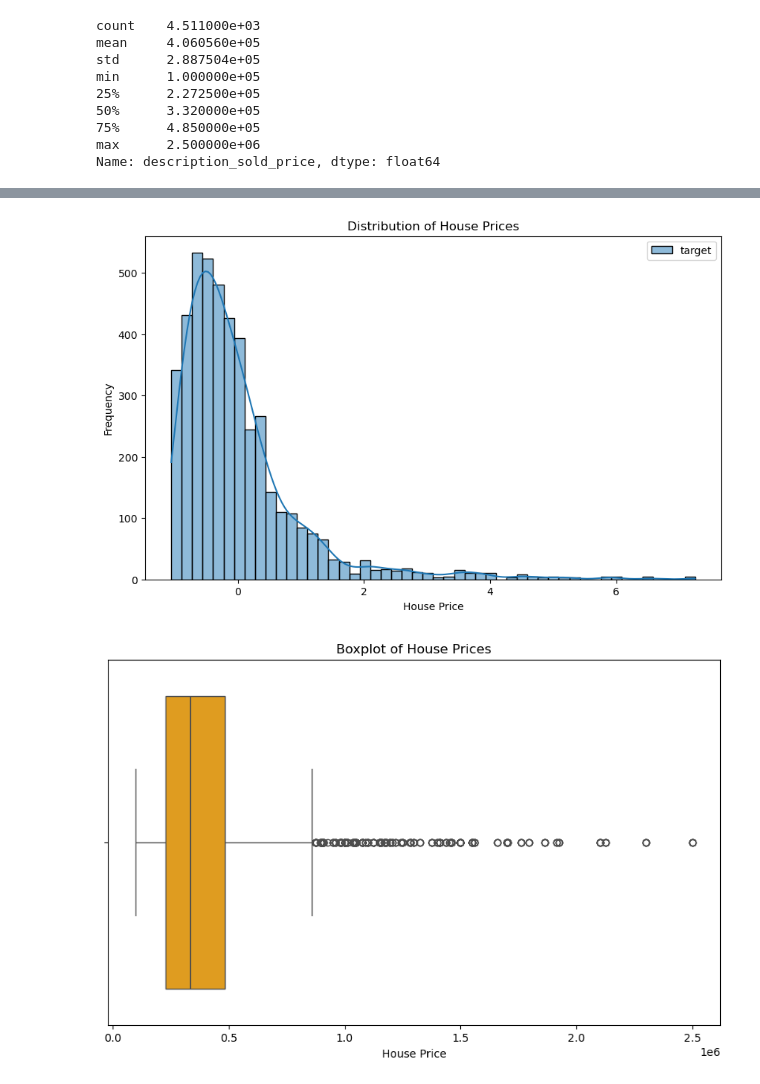
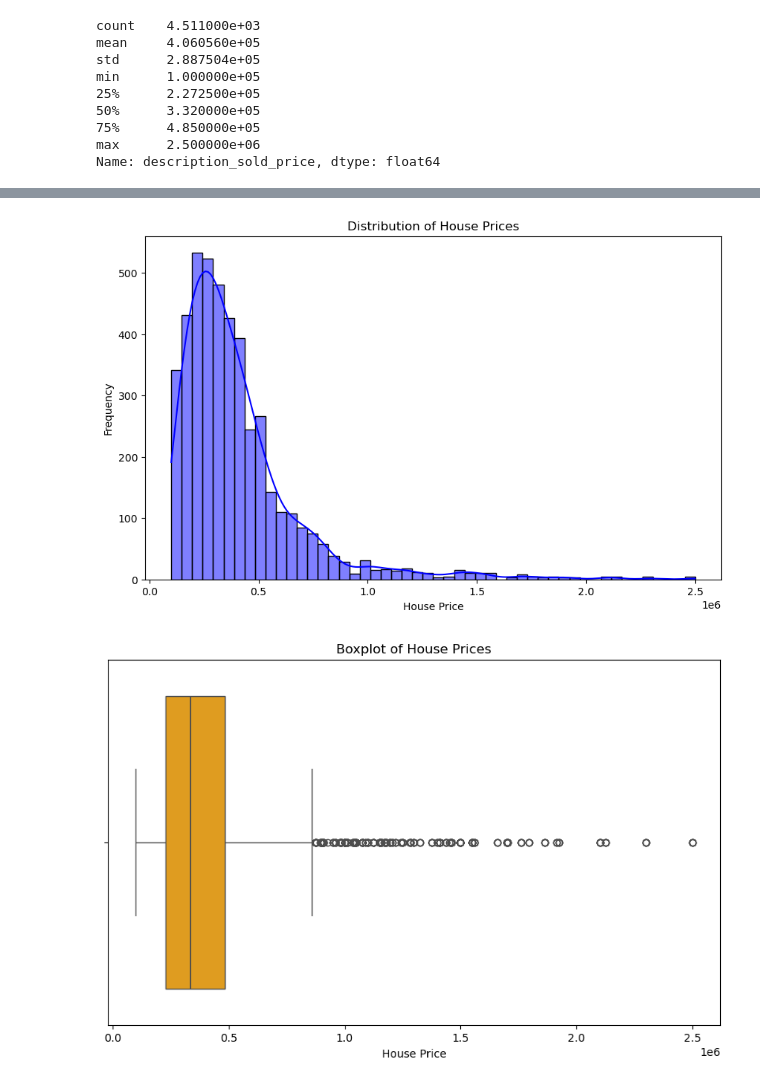
Before and after one commit to ClaensData95/LHL-Midterm-Project, a Jupyter notebook: notebooks/1 - EDA.ipynb, the cells around one changed output, grey strips where cells are left out. Drawn from its saved outputs; the diff is of its cells as text; code cells hidden in the pictures.

```diff
--- a/notebooks/1 - EDA.ipynb
+++ b/notebooks/1 - EDA.ipynb
@@ -420,15 +402,15 @@ dtype: float64
 # %%
 # perform EDA here
 
 
 plt.figure(figsize=(10, 6))
-sns.histplot(y_train_scaled, kde=True, bins=50, color='blue')
+sns.histplot(y_train, kde=True, bins=50, color='blue')
 plt.title('Distribution of House Prices')
 plt.xlabel('House Price')
 plt.ylabel('Frequency')
 plt.show()
 # %% [output]
-[figure, old version]
+[figure, new version]
 # %%
 plt.figure(figsize=(10, 6))
 sns.boxplot(x=y_train, color='orange')
```
Also changed, not shown: parts of 4 cells of this notebook, 10 other files.
